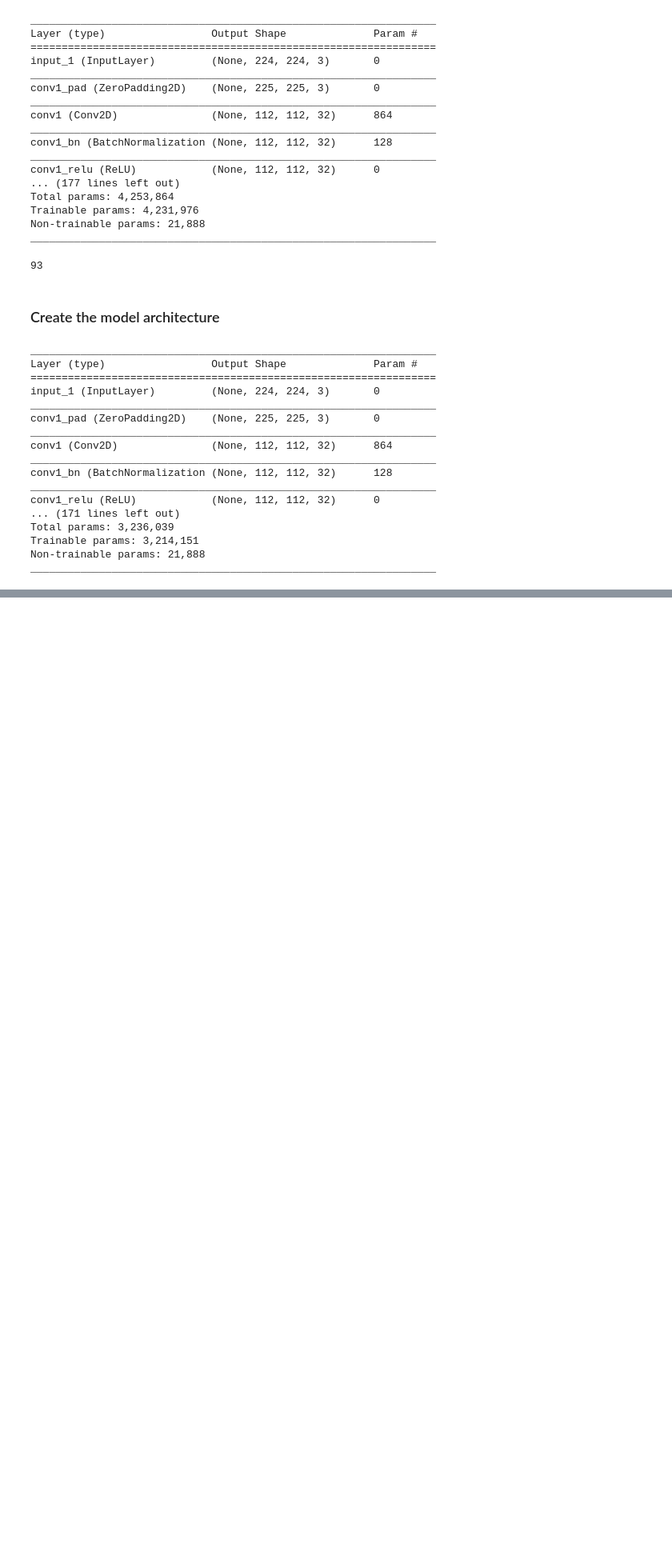
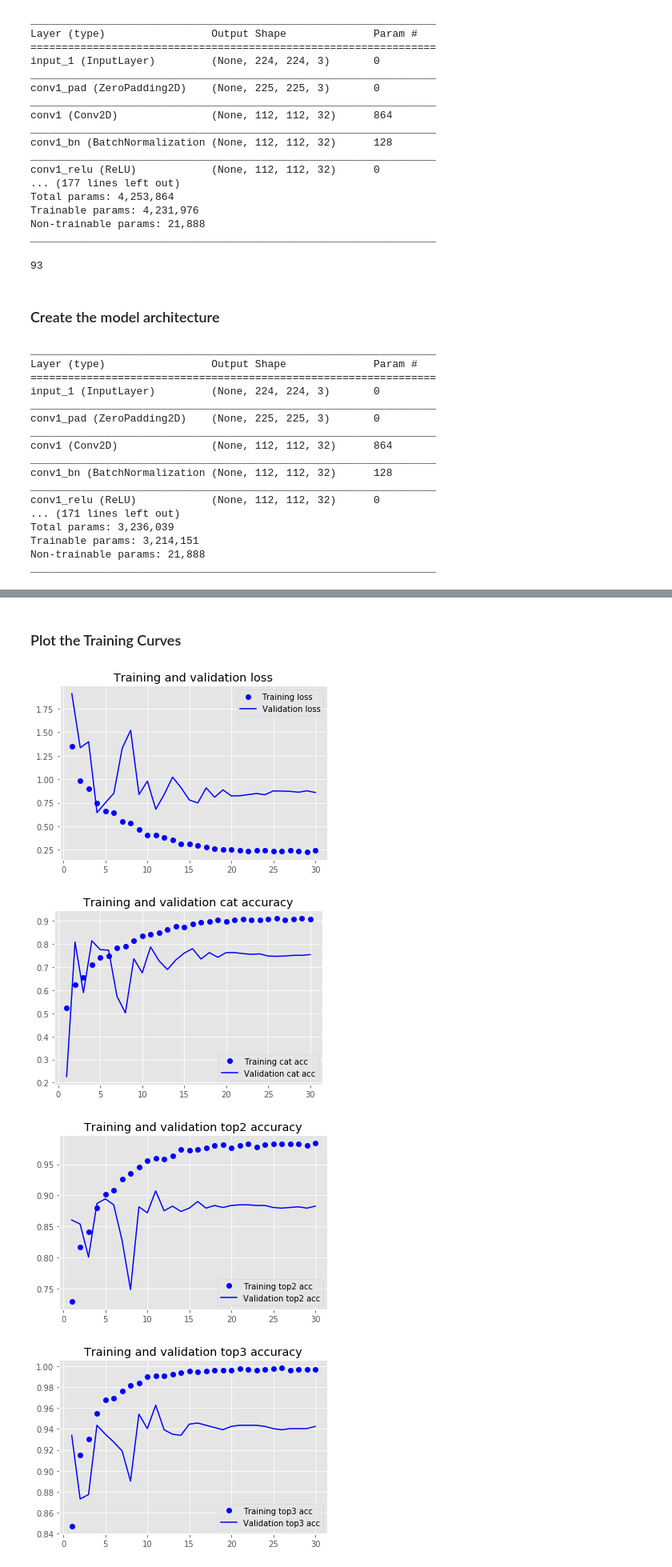
Before and after one commit to agg-geek/skincancer, a Jupyter notebook: SkinCancerDetection.ipynb, the cells around one changed output, grey strips where cells are left out. Shown at 80% size. Saved outputs shown, nothing was run; the diff lists cells and outputs as text; code cells hidden in the pictures; blank space fills up the shorter version.

Commit message:
Build model

```diff
--- a/SkinCancerDetection.ipynb
+++ b/SkinCancerDetection.ipynb
@@ -872,0 +885,6 @@ for layer in model.layers[:-23]:
+# %%
+model.compile(Adam(lr=0.01), loss='categorical_crossentropy',
+              metrics=[categorical_accuracy, top_2_accuracy, top_3_accuracy])
+
+# model.compile(optimizer=Adam(learning_rate=0.01), loss='categorical_crossentropy',
+#               metrics=[categorical_accuracy, top_2_accuracy, top_3_accuracy])
@@ -872,0 +896,11 @@ for layer in model.layers[:-23]:
+# %%
+# Add weights to try to make the model more sensitive to melanoma
+class_weights={
+    0: 1.0, # akiec
+    1: 1.0, # bcc
+    2: 1.0, # bkl
+    3: 1.0, # df
+    4: 3.0, # mel # making the model more sensitive to Melanoma
+    5: 1.0, # nv
+    6: 1.0, # vasc
+}
@@ -872,0 +975,43 @@ for layer in model.layers[:-23]:
+# %% [markdown]
+### Plot the Training Curves
+# %%
+# display the loss and accuracy curves
+
+acc = history.history['categorical_accuracy']
+val_acc = history.history['val_categorical_accuracy']
+loss = history.history['loss']
+val_loss = history.history['val_loss']
+train_top2_acc = history.history['top_2_accuracy']
+val_top2_acc = history.history['val_top_2_accuracy']
+train_top3_acc = history.history['top_3_accuracy']
+val_top3_acc = history.history['val_top_3_accuracy']
+epochs = range(1, len(acc) + 1)
+
+plt.plot(epochs, loss, 'bo', label='Training loss')
+plt.plot(epochs, val_loss, 'b', label='Validation loss')
+plt.title('Training and validation loss')
+plt.legend()
+plt.figure()
+
+plt.plot(epochs, acc, 'bo', label='Training cat acc')
+plt.plot(epochs, val_acc, 'b', label='Validation cat acc')
+plt.title('Training and validation cat accuracy')
+plt.legend()
+plt.figure()
+
+plt.plot(epochs, train_top2_acc, 'bo', label='Training top2 acc')
+plt.plot(epochs, val_top2_acc, 'b', label='Validation top2 acc')
+plt.title('Training and validation top2 accuracy')
+plt.legend()
+plt.figure()
+plt.plot(epochs, train_top3_acc, 'bo', label='Training top3 acc')
+plt.plot(epochs, val_top3_acc, 'b', label='Validation top3 acc')
+plt.title('Training and validation top3 accuracy')
+plt.legend()
+
+plt.show()
+# %% [output]
+[figure, added]
+[figure, added]
+[figure, added]
+[figure, added]
```
Also changed, not shown: parts of 22 cells of this notebook.
